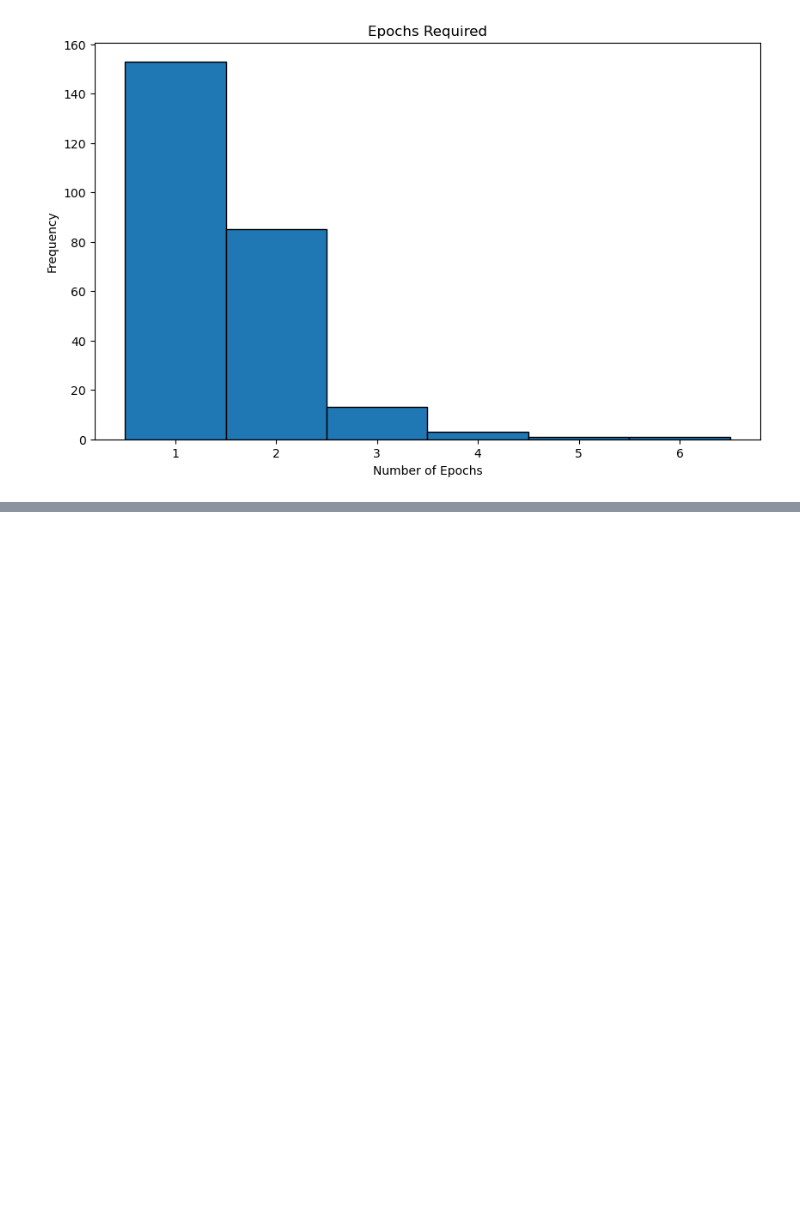
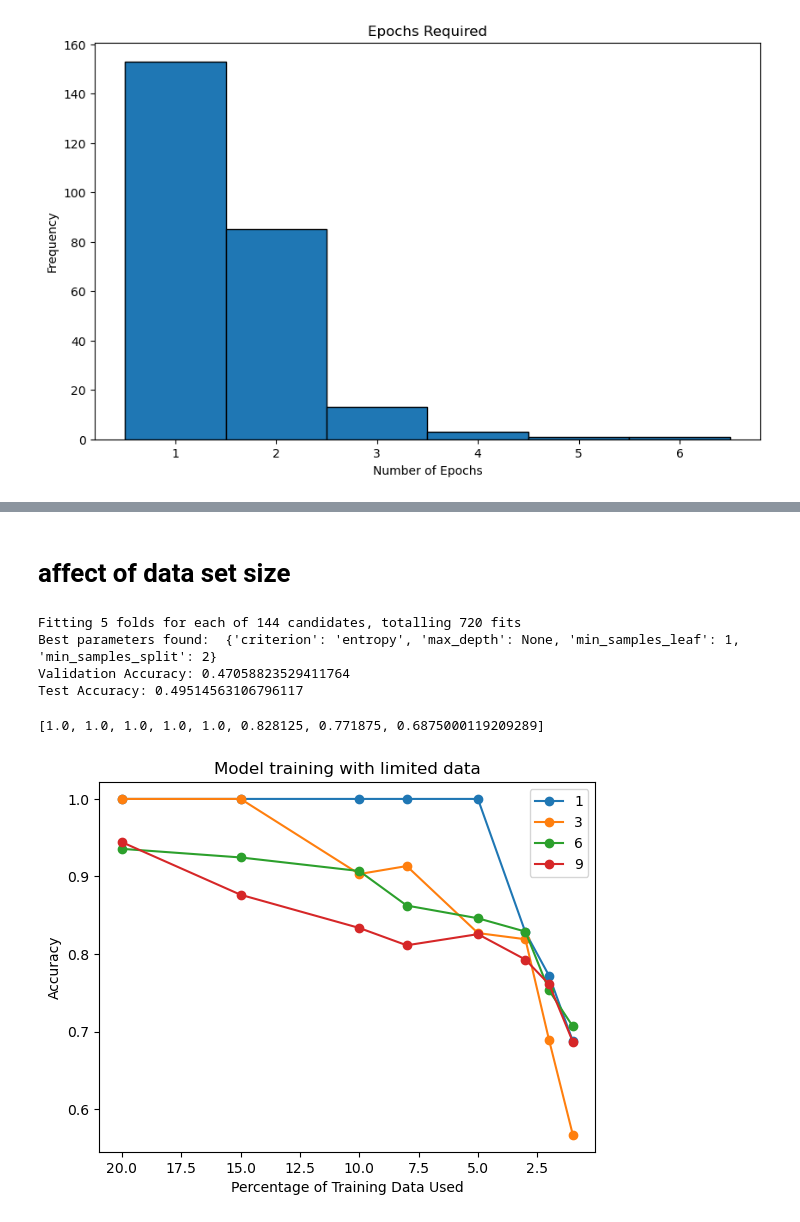
Before and after one commit to Everfade/CNNCAM, a Jupyter notebook: Learning1DCAM.ipynb, the cells around one changed output, grey strips where cells are left out. Cells and saved outputs as stored; diff of their text form; code cells hidden in the pictures; blank space fills up the shorter version.

```diff
--- a/Learning1DCAM.ipynb
+++ b/Learning1DCAM.ipynb
@@ -687,0 +724,67 @@ plt.show()
+# %% [markdown]
+# affect of data set size
+# %%
+
+
+callback=CustomCallbackAcc()
+def train_and_evaluate(x_train, y_train, x_test, y_test, train_percentage):
+
+    num_train = int(len(x_train) * train_percentage / 100)
+    x_train_subset = x_train[:num_train]
+    y_train_subset = y_train[:num_train]
+    print(x_train_subset.shape)
+    model = get_model()
+    history=model.fit(x_train_subset, y_train_subset
+
+          ,epochs=30, batch_size=1,callbacks=[callback])
+    _, accuracy = model.evaluate(x_test, y_test, verbose=0)
+    return accuracy
+
+
+#percentages = [20, 15,10,8]
+avg_accuracies = []
+percentages = [ 20, 15,10,8,5,3,2,1]
+
+for p in percentages:
+    accs=[]
+
+    for i in range(0,5):
+
+        acc = train_and_evaluate(x_train, y_train, x_test, y_test, p)
+        accs.append(acc)
+    avg_accuracies.append(sum(accs)/len(accs))
+    print(p)
+
+
+plt.plot(percentages, avg_accuracies, marker='o')
+plt.xlabel('Percentage of Training Data Used')
+plt.ylabel('Accuracy')
+plt.title('Model Performance with Varying Training Data Sizes')
+plt.gca().invert_xaxis()  # Invert x-axis to show descending order of percentages
+plt.show()
+# %% [output]
+Fitting 5 folds for each of 144 candidates, totalling 720 fits
+Best parameters found:  {'criterion': 'entropy', 'max_depth': None, 'min_samples_leaf': 1, 'min_samples_split': 2}
+Validation Accuracy: 0.47058823529411764
+Test Accuracy: 0.49514563106796117
+# %%
+avg_accuracies
+# %% [output]
+[1.0, 1.0, 1.0, 1.0, 1.0, 0.828125, 0.771875, 0.6875000119209289]
+# %%
+a4=avg_accuracies
+# %%
+plt.plot(percentages, a4, marker='o', label='1')
+plt.plot(percentages, a1, marker='o', label='3')
+plt.plot(percentages, a2, marker='o', label='6')
+plt.plot(percentages, a3, marker='o', label='9')
+plt.xlabel('Percentage of Training Data Used')
+plt.ylabel('Accuracy')
+plt.title('Model training with limited data')
+
+plt.gca().invert_xaxis()
+plt.legend()
+plt.savefig("limiteddata.png")
+plt.show()
+# %% [output]
+[figure, added]
```
Also changed, not shown: parts of 8 cells of this notebook, 1 other file.
